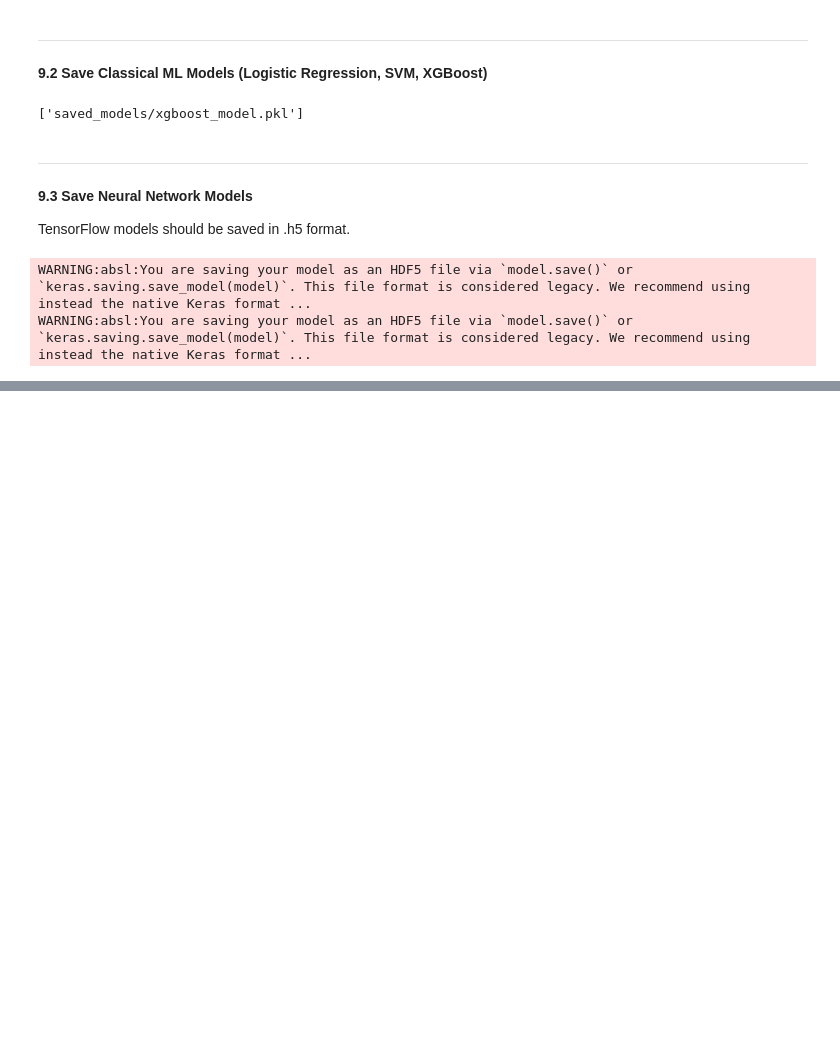
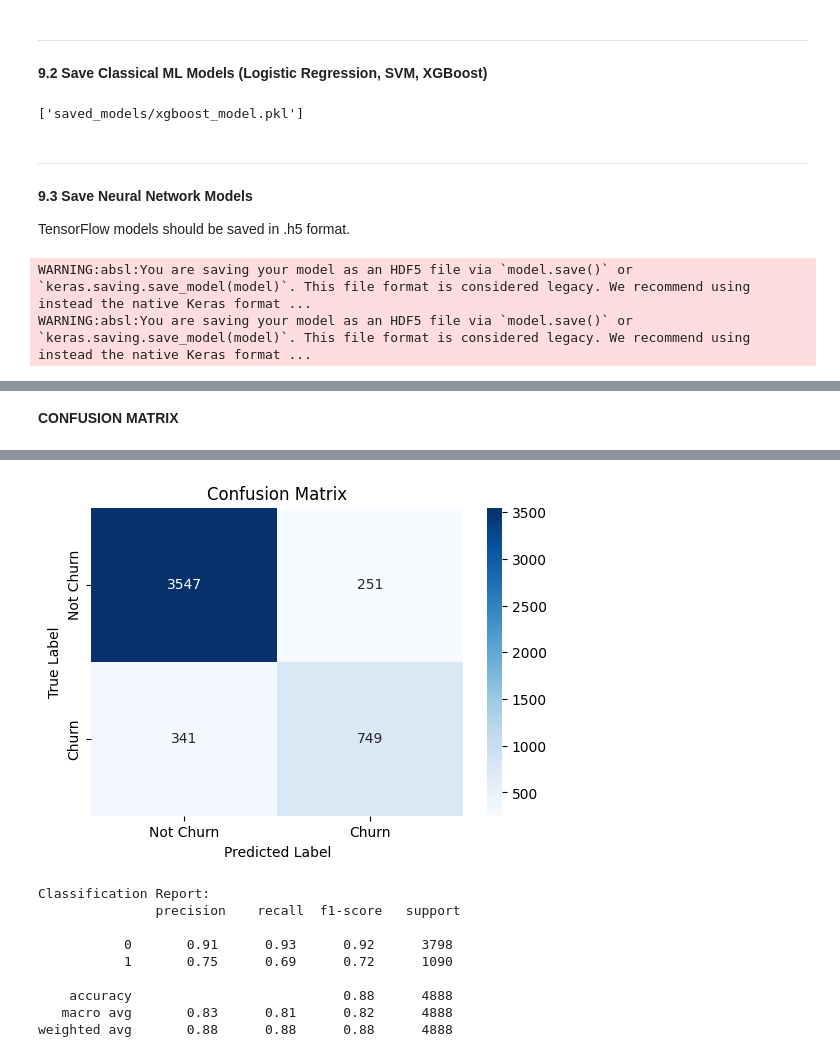
Before and after one commit to shyakx/churn_modelling, a Jupyter notebook: Summative_Intro_to_ml_Steven_Shyaka_assignment.ipynb, the cells around one changed output, grey strips where cells are left out. Saved outputs shown, nothing was run; the diff lists cells and outputs as text; code cells hidden in the pictures; blank space fills up the shorter version.

```diff
--- a/Summative_Intro_to_ml_Steven_Shyaka_assignment.ipynb
+++ b/Summative_Intro_to_ml_Steven_Shyaka_assignment.ipynb
@@ -13,7 +13,7 @@ import numpy as np
 from sklearn.model_selection import train_test_split
 
 # Load the dataset
-file_path = "credit_risk_dataset.csv"  # Update with your actual path
+file_path = "/content/credit_risk_dataset.csv"  # Update with your actual path
 df = pd.read_csv(file_path)
 
 # Display basic dataset information
@@ -327,0 +349,28 @@ WARNING:absl:You are saving your model as an HDF5 file via `model.save()` or `ke
+# %% [markdown]
+**CONFUSION MATRIX**
+# %%
+from sklearn.metrics import confusion_matrix, classification_report
+import seaborn as sns
+import matplotlib.pyplot as plt
+
+# Load the best saved model
+best_model = tf.keras.models.load_model("saved_models/best_model.h5")
+
+# Make predictions on the test set
+y_pred_probs = best_model.predict(X_test)  # Predicted probabilities
+y_pred = (y_pred_probs > 0.5).astype(int)  # Convert to binary labels
+
+# Compute the confusion matrix
+cm = confusion_matrix(y_test, y_pred)
+
+# Plot the confusion matrix
+plt.figure(figsize=(6,4))
+sns.heatmap(cm, annot=True, fmt="d", cmap="Blues", xticklabels=["Not Churn", "Churn"], yticklabels=["Not Churn", "Churn"])
+plt.xlabel("Predicted Label")
+plt.ylabel("True Label")
+plt.title("Confusion Matrix")
+plt.show()
+
+# Print classification report
+print("Classification Report:\n", classification_report(y_test, y_pred))
+# %% [output]
@@ -327,0 +379,10 @@ WARNING:absl:You are saving your model as an HDF5 file via `model.save()` or `ke
+[figure, added]
+Classification Report:
+               precision    recall  f1-score   support
+
+           0       0.91      0.93      0.92      3798
+           1       0.75      0.69      0.72      1090
+
+    accuracy                           0.88      4888
+   macro avg       0.83      0.81      0.82      4888
+weighted avg       0.88      0.88      0.88      4888
```
Also changed, not shown: parts of 7 cells of this notebook.
